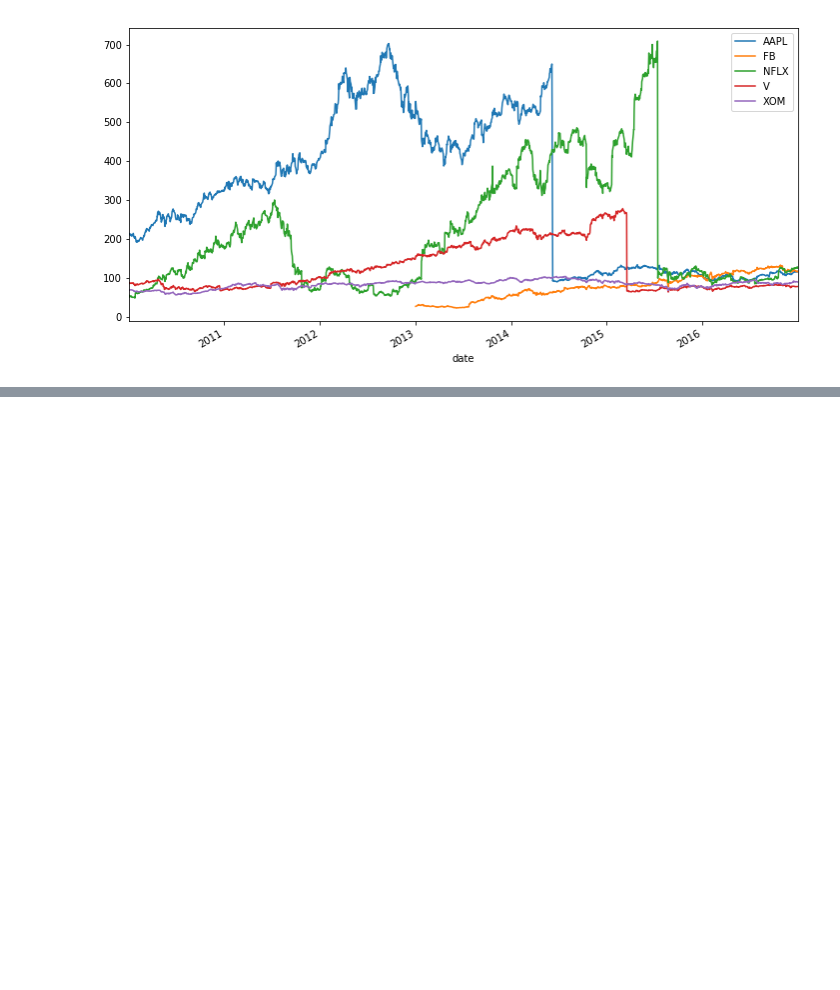
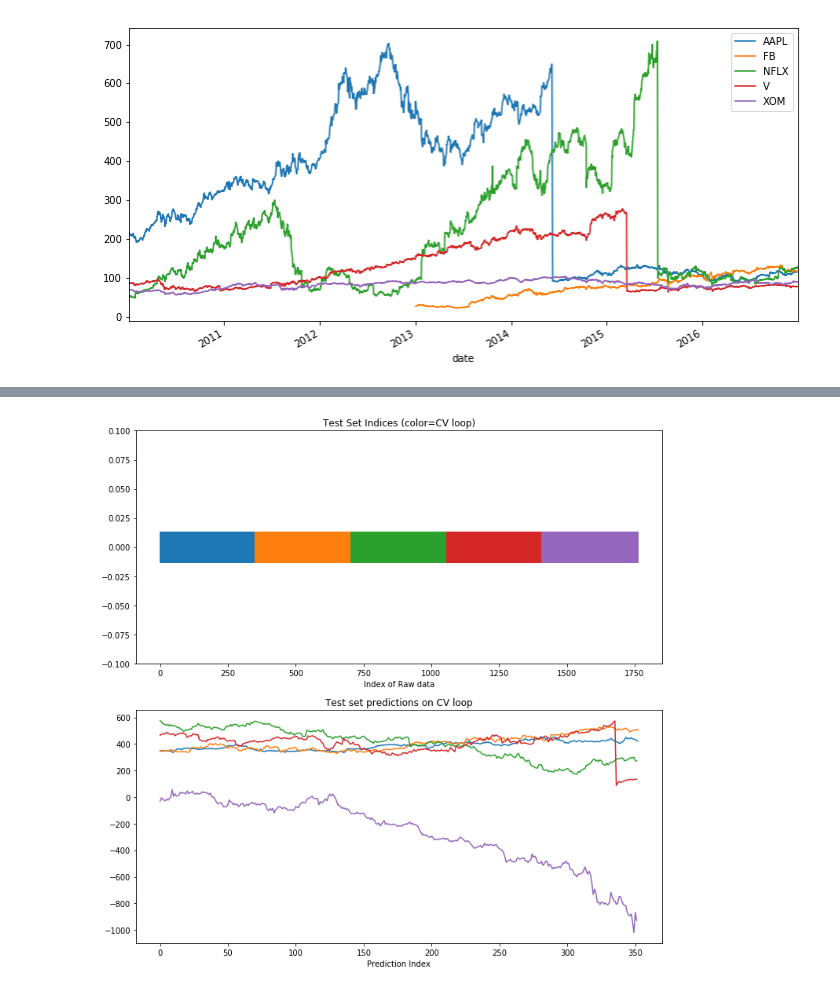
Before and after one commit to jassi-bhullar/ml_time_series_data, a Jupyter notebook: ML Time Series Data.ipynb, the cells around one changed output, grey strips where cells are left out. Cells and saved outputs as stored; diff of their text form; code cells hidden in the pictures; blank space fills up the shorter version.

Commit message:
predicting time series data

```diff
--- a/ML Time Series Data.ipynb
+++ b/ML Time Series Data.ipynb
@@ -432,0 +476,4 @@ array(['WLTW', 'A', 'AAL', 'AAP', 'AAPL', 'ABC', 'ABT', 'ACN', 'ADBE',
+# %%
+fig, axs = plt.subplots(1, 2, figsize=(10, 5))
+prices_outlier_centered.plot(ax = axs[0])
+prices_outlier_fixed.plot(ax = axs[1])
@@ -432,0 +622,30 @@ array(['WLTW', 'A', 'AAL', 'AAP', 'AAPL', 'ABC', 'ABT', 'ACN', 'ADBE',
+# %%
+X = prices[['YHOO', 'EBAY', 'NVDA']]
+y = prices[['AAPL']]
+# %%
+model = LinearRegression()
+# %%
+def visualize_predictions(results):
+    fig, axs = plt.subplots(2, 1, figsize=(12, 12))
+
+    for result in results:
+        axs[0].scatter(result[2], [0] * len(result[2]), marker='_', s=2, lw=40)
+    axs[0].set(ylim=[-.1, .1], title='Test Set Indices (color=CV loop)', xlabel='Index of Raw data')
+
+    for result in results:
+        axs[1].plot(result[0])
+    axs[1].set(title='Test set predictions on CV loop', xlabel='Prediction Index')
+# %%
+cv = KFold(n_splits=5, random_state=1)
+
+results = []
+for tr, tt in cv.split(X):
+    model.fit(X.iloc[tr], y.iloc[tr])
+
+    prediction = model.predict(X.iloc[tt])
+    score = r2_score(y.iloc[tt], prediction)
+    results.append((prediction, score, tt))
+
+visualize_predictions(results)
+# %% [output]
+[figure, added]
```
Also changed, not shown: parts of 68 cells of this notebook.
